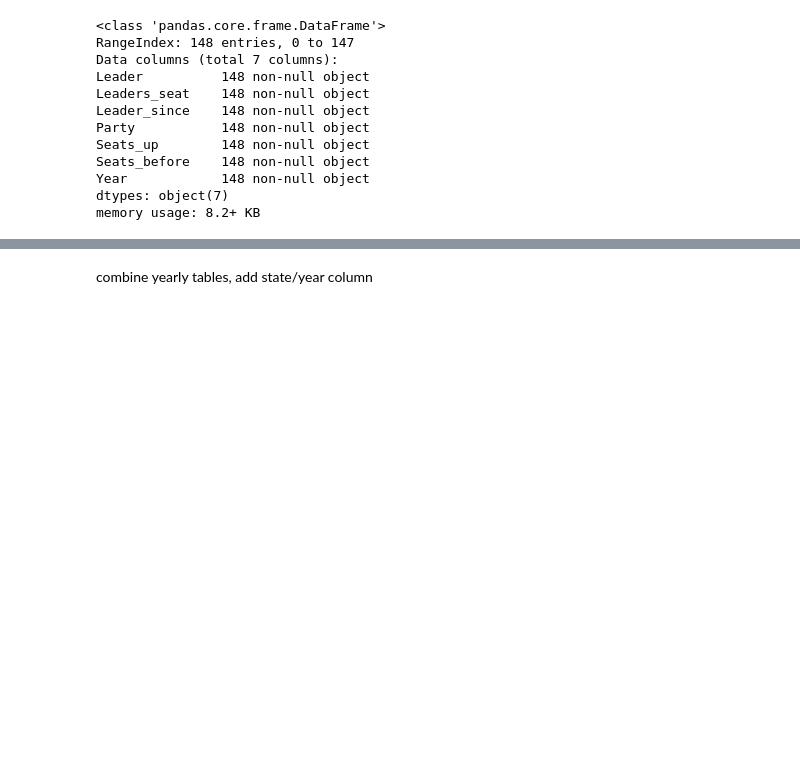
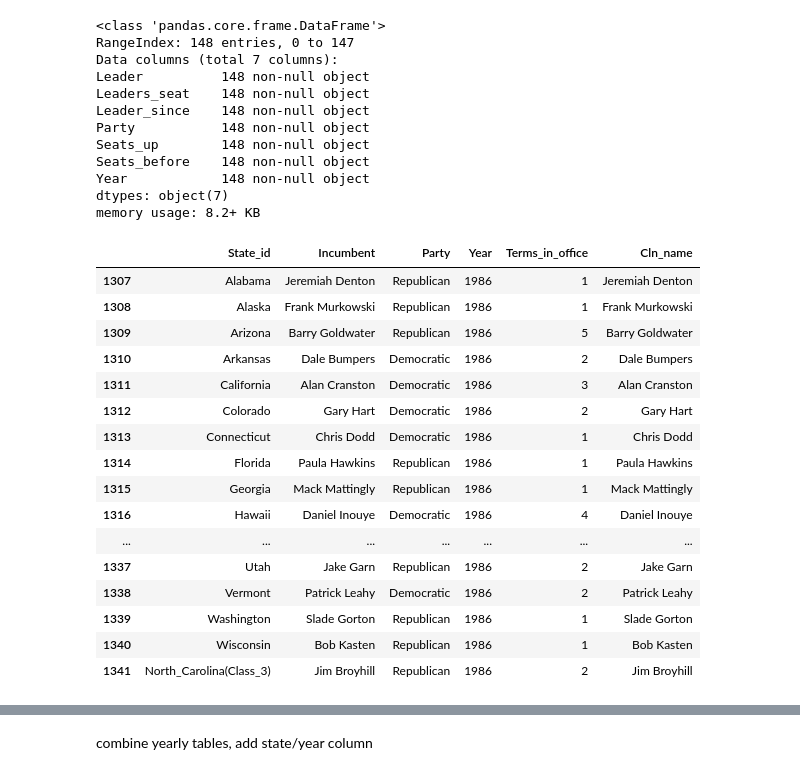
Before and after one commit to dfuller22/US_Senate_Election_Predictor, a Jupyter notebook: PlayG2.ipynb, the cells around one changed output, grey strips where cells are left out. Cells and saved outputs as stored; diff of their text form; code cells hidden in the pictures; blank space fills up the shorter version.

```diff
--- a/PlayG2.ipynb
+++ b/PlayG2.ipynb
@@ -285,0 +251,21 @@ memory usage: 8.2+ KB
+# %%
+test = name_lookup_df[name_lookup_df['Year']=='1986'].copy()
+test
+# %% [output]
+|  | State_id | Incumbent | Party | Year | Terms_in_office | Cln_name |
+| 1307 | Alabama | Jeremiah Denton | Republican | 1986 | 1 | Jeremiah Denton |
+| 1308 | Alaska | Frank Murkowski | Republican | 1986 | 1 | Frank Murkowski |
+| 1309 | Arizona | Barry Goldwater | Republican | 1986 | 5 | Barry Goldwater |
+| 1310 | Arkansas | Dale Bumpers | Democratic | 1986 | 2 | Dale Bumpers |
+| 1311 | California | Alan Cranston | Democratic | 1986 | 3 | Alan Cranston |
+| 1312 | Colorado | Gary Hart | Democratic | 1986 | 2 | Gary Hart |
+| 1313 | Connecticut | Chris Dodd | Democratic | 1986 | 1 | Chris Dodd |
+| 1314 | Florida | Paula Hawkins | Republican | 1986 | 1 | Paula Hawkins |
+| 1315 | Georgia | Mack Mattingly | Republican | 1986 | 1 | Mack Mattingly |
+| 1316 | Hawaii | Daniel Inouye | Democratic | 1986 | 4 | Daniel Inouye |
+| ... | ... | ... | ... | ... | ... | ... |
+| 1337 | Utah | Jake Garn | Republican | 1986 | 2 | Jake Garn |
+| 1338 | Vermont | Patrick Leahy | Democratic | 1986 | 2 | Patrick Leahy |
+| 1339 | Washington | Slade Gorton | Republican | 1986 | 1 | Slade Gorton |
+| 1340 | Wisconsin | Bob Kasten | Republican | 1986 | 1 | Bob Kasten |
+| 1341 | North_Carolina(Class_3) | Jim Broyhill | Republican | 1986 | 2 | Jim Broyhill |
```
Also changed, not shown: parts of 19 cells of this notebook, 5 other files.
